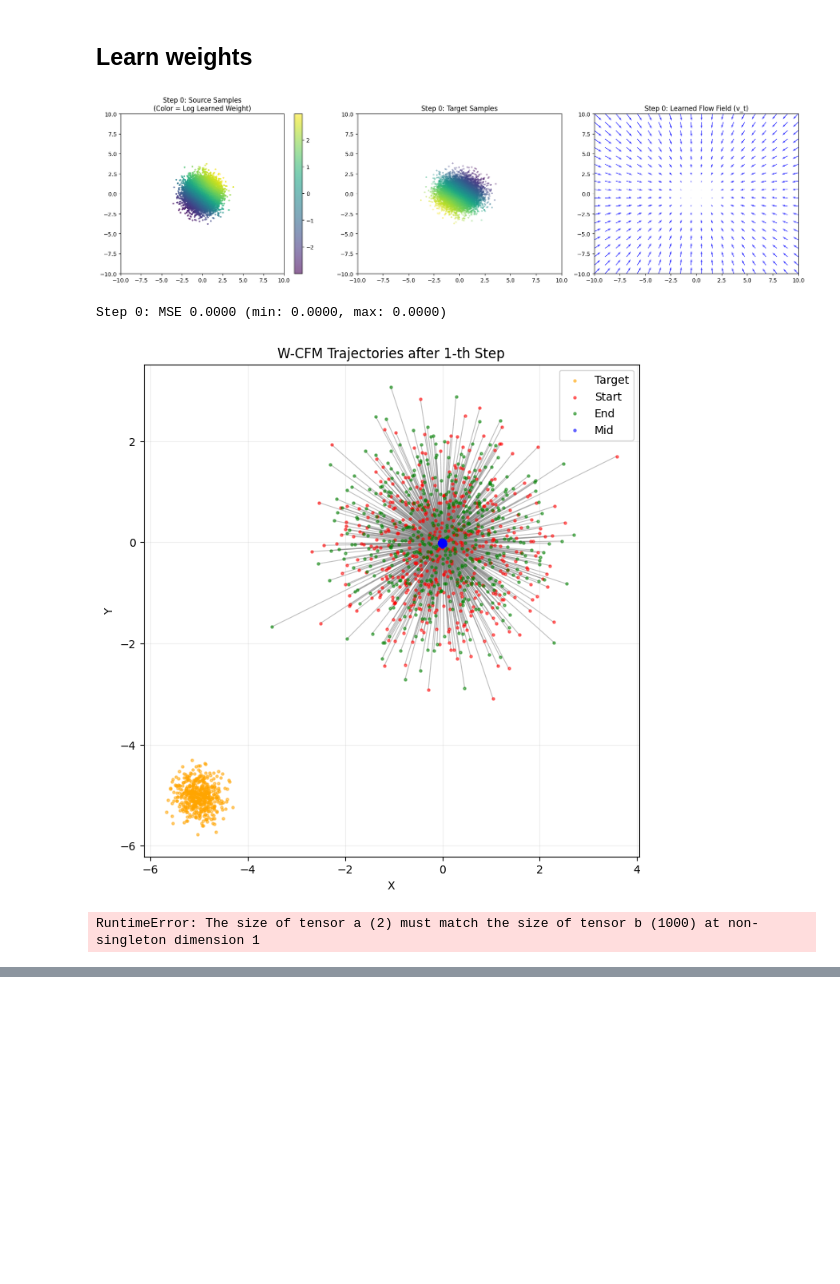
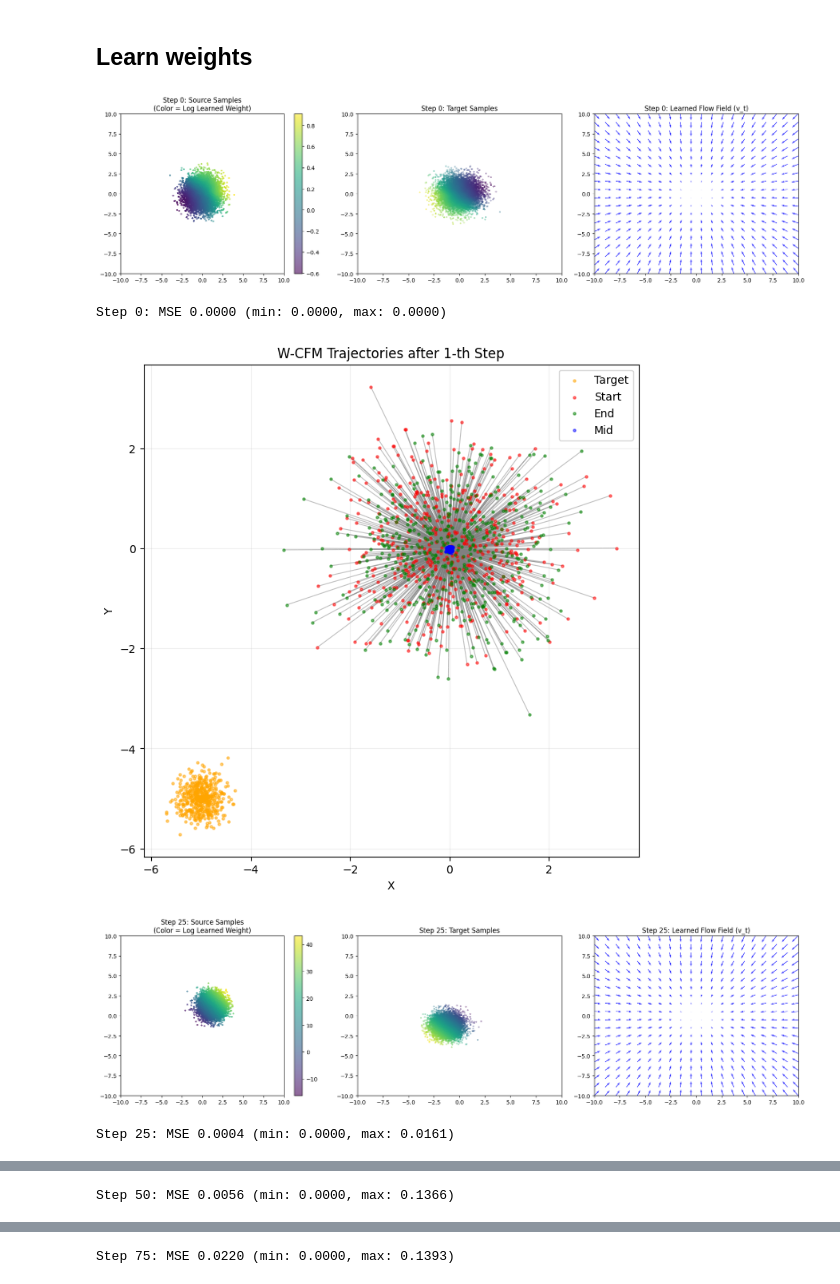
Before and after one commit to antoine311200/transfer-eot-cost, a Jupyter notebook: experiments/interpolation_full.ipynb, the cells around one changed output, grey strips where cells are left out. Saved outputs shown, nothing was run; the diff lists cells and outputs as text; code cells hidden in the pictures; blank space fills up the shorter version.

```diff
--- a/experiments/interpolation_full.ipynb
+++ b/experiments/interpolation_full.ipynb
@@ -281,7 +284,7 @@ def print_mass_conservation_check(x, y, f_net, g_net, delta):
 # %% [markdown]
 ### Learning initial flow matching between mu and nu
 # %%
-n_iterations = 25
+n_iterations = 100
 epochs_dual_per_step = 100
 epochs_cfm_per_step = 250
 
@@ -485,20 +488,20 @@ for step in range(n_iterations):
         pbar.set_description(f"Dual Loss: {loss.item():.4f}")
 
     # Plot a heatmap of a_t(x) + b_t(y) on the current coupling
-    if step > 0 and step % 5 == 0:
-        x, y = mu_dist.sample(1000).to(device), nu_dist.sample(1000).to(device)
-        true_a = -1/t_current + 2/t_current**2 * (x - 5*t_current)**2 + 20/t_current * (x[:, 0] + x[:, 1] - 10*t_current)
-        true_b = -1/t_current + 2/t_current**2 * (y + 5*(1 - t_current))**2 - 20/t_current * (y[:, 0] + y[:, 1] + 10*t_current)
+    # if step > 0 and step % 5 == 0:
+    #     x, y = mu_dist.sample(1000).to(device), nu_dist.sample(1000).to(device)
+    #     true_a = -1/t_current + 2/t_current**2 * (x - 5*t_current)**2 + 20/t_current * (x[:, 0] + x[:, 1] - 10*t_current)
+    #     true_b = -1/t_current + 2/t_current**2 * (y + 5*(1 - t_current))**2 - 20/t_current * (y[:, 0] + y[:, 1] + 10*t_current)
 
-        with torch.no_grad():
-            a = f_net(x).view(-1)
-            b = g_net(y).view(-1)
+    #     with torch.no_grad():
+    #         a = f_net(x).view(-1)
+    #         b = g_net(y).view(-1)
 
-            log_weights = (a + b) * delta
-            true_log_weights = (true_a + true_b) * delta
+    #         log_weights = (a + b) * delta
+    #         true_log_weights = (true_a + true_b) * delta
 
-            mse = nn.functional.mse_loss(log_weights, true_log_weights).item()
-            print(f"Step {step}: MSE between learned and true log-weights: {mse:.6f}")
+    #         mse = nn.functional.mse_loss(log_weights, true_log_weights).item()
+    #         print(f"Step {step}: MSE between learned and true log-weights: {mse:.6f}")
 
     # 3. Learn weighted-CFM at next step
     # flow_model.train()
@@ -694,33 +697,34 @@ for step in range(n_iterations):
 
             # x_init = torch.cat([x_next, x_next], dim=1)
             # traj = cfm.get_trajectory(x0=x_init, n_timesteps=num_steps)
             # y_next = traj[-1, :, :2]
 
             # Detach to free graph for next step
             x_next = x_next.detach().cpu()
             y_next = y_next.detach().cpu()
 
             current_coupling_dist.dataset[:, i:i+chunks] = torch.stack([x_next, y_next], dim=0)
             mu_dist.dataset[i:i+chunks] = x_mu_next
             nu_dist.dataset[i:i+chunks] = y_nu_next
 
 flow_model_mu.eval()
 with torch.no_grad():
     cfm = ConditionalFlowMatching(new_source_dist, new_target_dist, flow_model_mu, sigma=0)
     n_samples = 50
     n_timesteps = 20
     time = torch.linspace(0, 1, n_timesteps)
     x_init = new_source_dist.sample(n_samples).to(device)
     # x_init = new_source_dist.sample(n_samples).to(device)
     x_init_extended = torch.cat([x_init, x_init], dim=1)
     traj = cfm.get_trajectory(x0=x_init_extended, n_timesteps=n_timesteps)
     # traj = cfm.get_trajectory(n_samples=n_samples, n_timesteps=n_timesteps)
     target_samples = new_target_dist.sample(n_samples).cpu().numpy()
 
     plot_2d_flow_trajectories(trajectories=traj, t=time, n_trajectories=n_samples, target_points=target_samples, title=f"W-CFM Trajectories after {step+1}-th Step")
     plt.show()
 # %% [output]
-[figure, old version]
+[figure, new version]
 Step 0: MSE 0.0000 (min: 0.0000, max: 0.0000)
-[figure, old version]
+[figure, new version]
+[figure, added]
-RuntimeError: The size of tensor a (2) must match the size of tensor b (1000) at non-singleton dimension 1
+Step 25: MSE 0.0004 (min: 0.0000, max: 0.0161)
@@ -726,0 +733 @@ RuntimeError: The size of tensor a (2) must match the size of tensor b (1000) at
+Step 50: MSE 0.0056 (min: 0.0000, max: 0.1366)
@@ -726,0 +736 @@ RuntimeError: The size of tensor a (2) must match the size of tensor b (1000) at
+Step 75: MSE 0.0220 (min: 0.0000, max: 0.1393)
```
Also changed, not shown: parts of 8 cells of this notebook, 1 other file.
